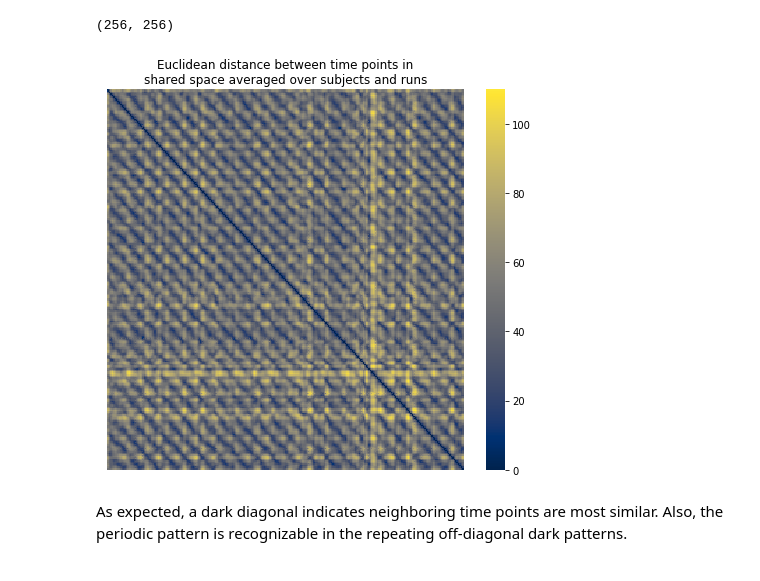
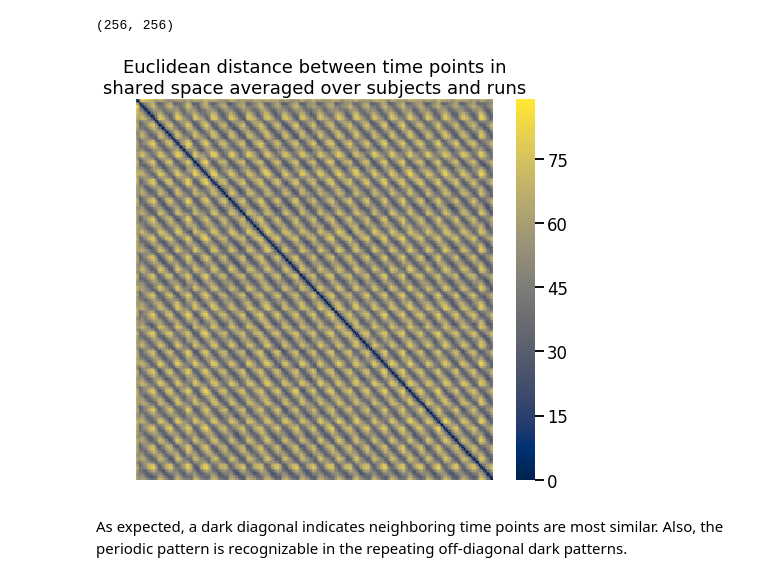
Before and after one commit to oliver-contier/somato_align, a Jupyter notebook: srm/distance_matrices_digits_timepoints.ipynb, the cells around one changed output. Drawn from its saved outputs; the diff is of its cells as text; code cells hidden in the pictures.

Commit message:
created/adjusted plots for lab meeting presentation and ohbm abstract submission

```diff
--- a/srm/distance_matrices_digits_timepoints.ipynb
+++ b/srm/distance_matrices_digits_timepoints.ipynb
@@ -77,12 +77,11 @@ Given the autocorrelated BOLD signal, the volumes should sample a continuous tra
 """
 Gather matrices for all subjects and save in big array
 """
+# pick out number of dimensions and volumes
+ndims, nvols = proj_data_run1train[0].shape
 
 # set up results array
 timepoint_distances = np.zeros(shape=(2, len(proj_data_run1train), nvols, nvols))
-
-# pick out number of dimensions and volumes
-ndims, nvols = proj_data_run1train[0].shape
 
 # iterate over runs and subjects
 for run_idx, dataset in enumerate([proj_data_run1train, proj_data_run2train]):
@@ -90,8 +89,8 @@ for run_idx, dataset in enumerate([proj_data_run1train, proj_data_run2train]):
 
         for vol_i in range(nvols):
             for vol_j in range(nvols):
-                dist = euclidean(dataset[sub_index][:,vol_i],
-                                 dataset[sub_index][:,vol_j])
+                dist = euclidean(dataset[sub_idx][:,vol_i],
+                                 dataset[sub_idx][:,vol_j])
                 timepoint_distances[run_idx, sub_idx, vol_i, vol_j] = dist
 # %%
 """
@@ -101,16 +100,19 @@ av_timepoint_dist = np.average(timepoint_distances, axis=(0,1))
 av_timepoint_dist.shape
 # %% [output]
 (256, 256)
+# %%
+sns.set_context('talk')
 # %%
-plt.figure(figsize=(8,7))
+fig = plt.figure(figsize=(8,7))
 axis = sns.heatmap(av_timepoint_dist, cbar=True, cmap='cividis')
 plt.title("""Euclidean distance between time points in
 shared space averaged over subjects and runs""")
 axis.set_xticks([])
 axis.set_yticks([])
+fig.savefig('plots/tr_sim_heatm.png',dpi=300)
 plt.show()
 # %% [output]
-[figure, old version]
+[figure, new version]
 # %% [markdown]
 As expected, a dark diagonal indicates neighboring time points are most similar. Also, the periodic pattern is recognizable in the repeating off-diagonal dark patterns.
 # %% [markdown]
```
Also changed, not shown: parts of 2 cells of this notebook, 4 other files.
